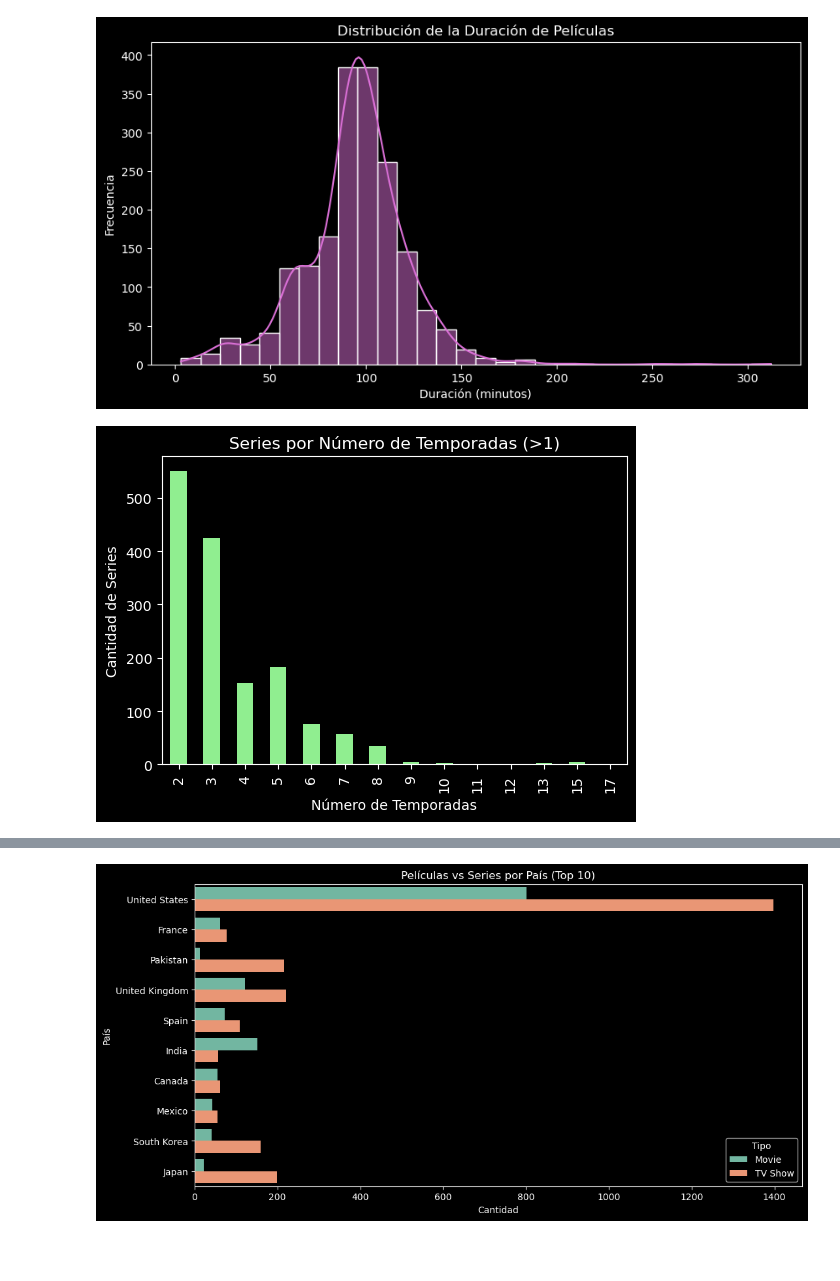
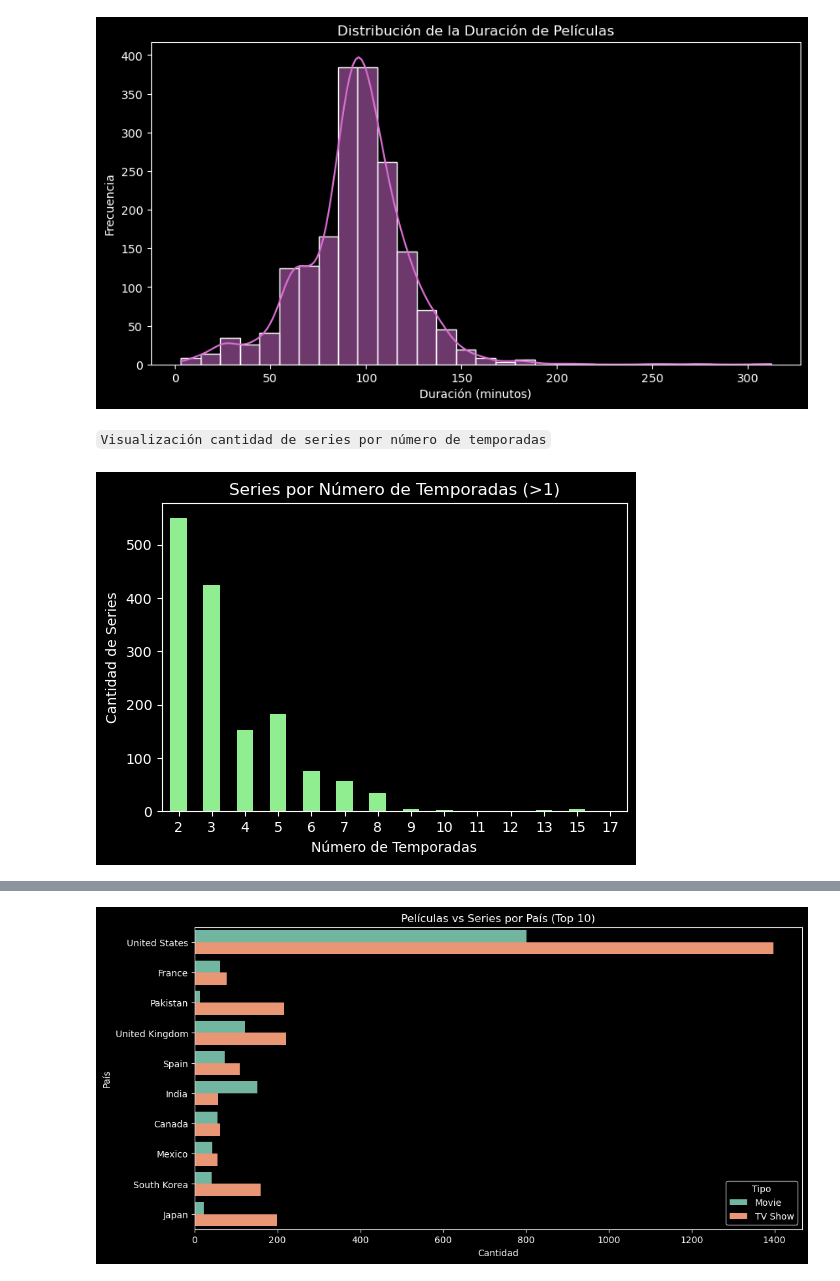
Before and after one commit to Maleni86/Modulo-4_Proyecto-Tableau_Maria_Maleni, a Jupyter notebook: Visualizaciones_Netflix_V2.ipynb, the cells around one changed output, grey strips where cells are left out. Cells and saved outputs as stored; diff of their text form; code cells hidden in the pictures; blank space fills up the shorter version.

```diff
--- a/Visualizaciones_Netflix_V2.ipynb
+++ b/Visualizaciones_Netflix_V2.ipynb
@@ -3,7 +3,7 @@ import pandas as pd
 import matplotlib.pyplot as plt
 import seaborn as sns
 # %%
-df_netflix_final = pd.read_csv("C:/Users/Usuario/Documents/Adalab49/Módulo 4/Modulo-4_Proyecto-Tableau_Maria_Maleni/files/analisis_netflix_final.csv")
+df_netflix_final = pd.read_csv("analisis_netflix_final.csv")
 # %%
 df_netflix_final.sample(10)
 # %% [output]
@@ -58,12 +158,15 @@ plt.ylabel('Frecuencia')
 plt.show()
 # %% [output]
 [figure]
+# %% [markdown]
+``Visualización cantidad de series por número de temporadas``
 # %%
 plt.figure(figsize=(6,4))
 df_netflix_final[df_netflix_final['seasons'] > 1]['seasons'].value_counts().sort_index().plot(kind='bar', color='lightgreen')
 plt.title('Series por Número de Temporadas (>1)')
 plt.xlabel('Número de Temporadas')
 plt.ylabel('Cantidad de Series')
+plt.xticks(rotation=0)
 plt.show()
 # %% [output]
-[figure, old version]
+[figure, new version]
```
Also changed, not shown: parts of 17 cells of this notebook, 1 other file.
